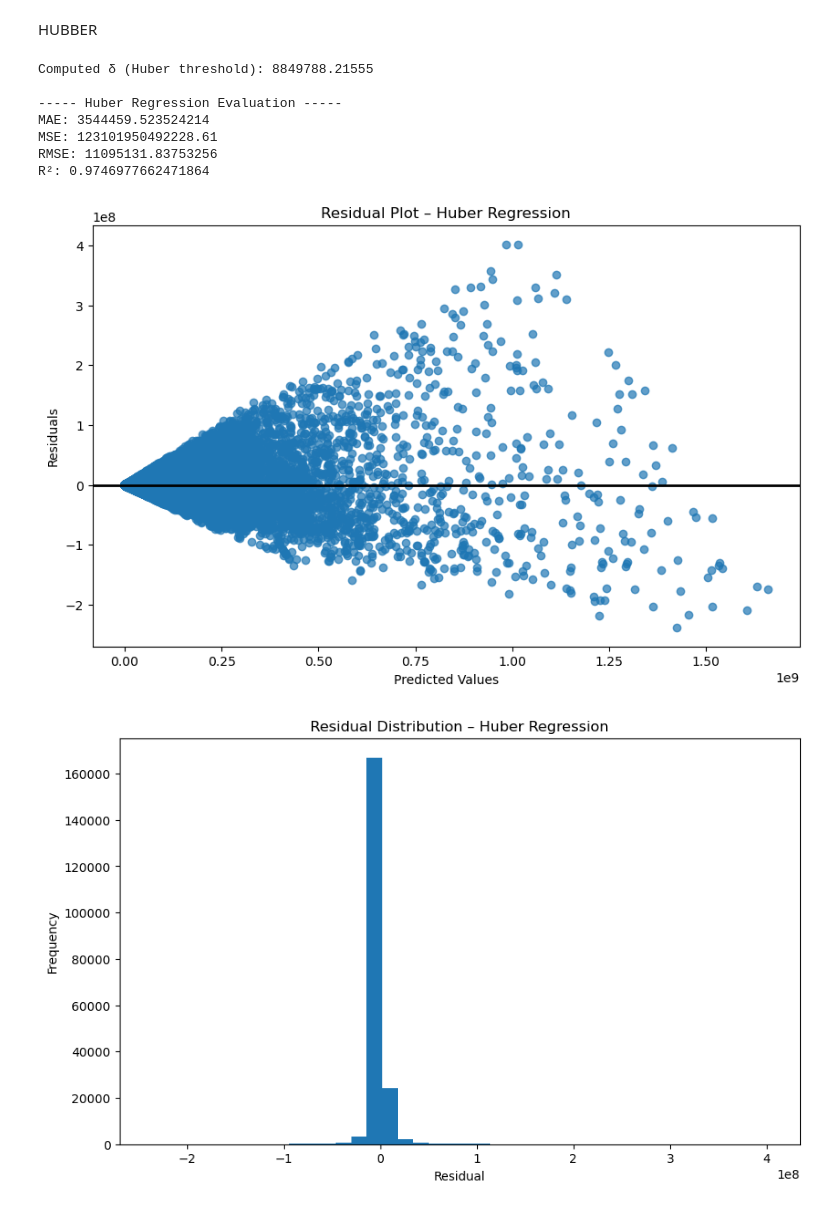
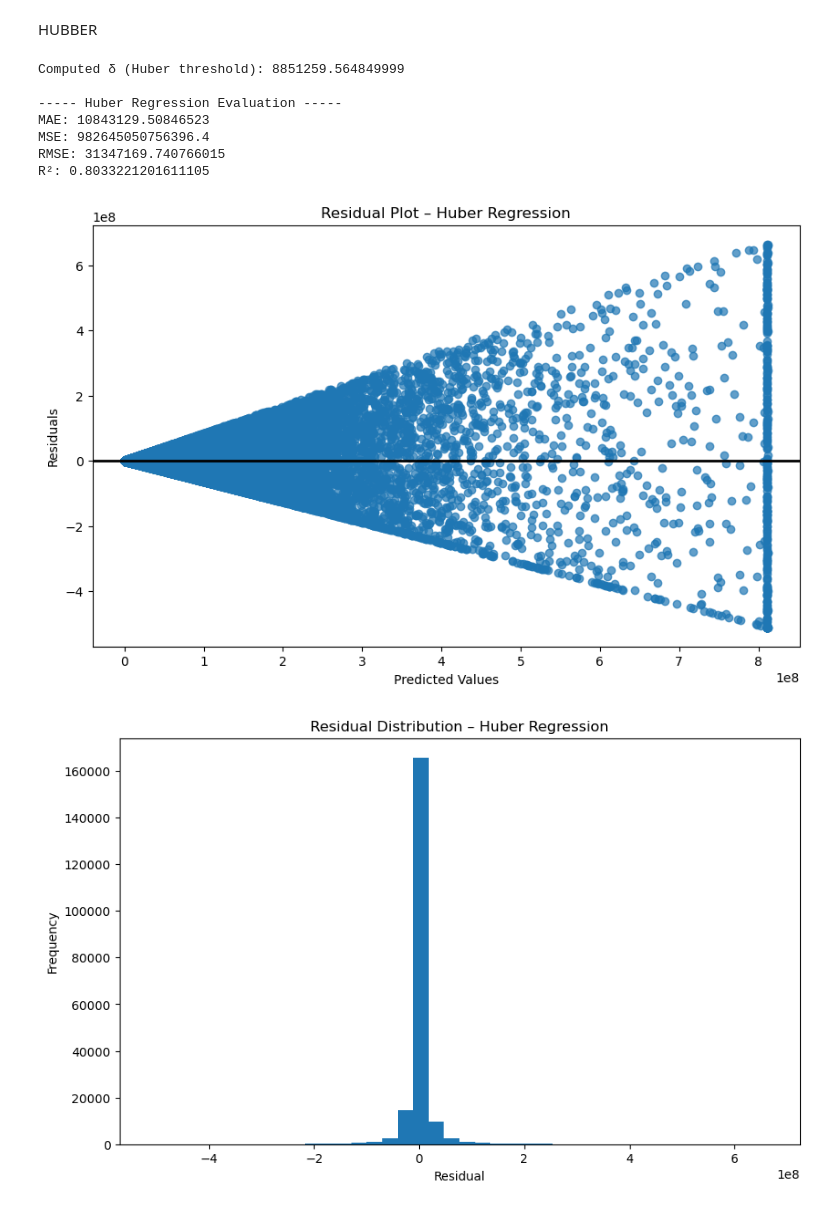
Before and after one commit to AlvarodelaHerran/ML_Movies_Proyect, a Jupyter notebook: regression.ipynb, the cells around one changed output. Drawn from its saved outputs; the diff is of its cells as text; code cells hidden in the pictures.

Commit message:
variables reutilizadas (las dejo comentadas por si he hecho algo mal)

```diff
--- a/regression.ipynb
+++ b/regression.ipynb
@@ -1161,31 +1161,28 @@ numerical_features = [
     'NumVotesIMDb', 'NumVotesRT'
 ]
 
-# Target variable (example: Global box office)
-target_variable = 'Global_BoxOfficeUSD'
 
-X = df[numerical_features]
-y = df[target_variable]
+X = df.drop(columns=['Global_BoxOfficeUSD'])  #SAME AS IMPORTS
+y = df['Global_BoxOfficeUSD'] #SAME AS IMPORTS
+
+X_train_input = X_train_numerical.copy()
+X_test_input = X_test_numerical.copy()
 
 ###############################################
 # 1. Train–Test Split (BEFORE transformations)
 ###############################################
-from sklearn.model_selection import train_test_split
-
-X_train, X_test, y_train, y_test = train_test_split(
-    X, y, test_size=0.2, random_state=123
-)
+#from sklearn.model_selection import train_test_split
 
 ###############################################
 # 2. Preprocessing (Scaling AFTER the split)
 ###############################################
-from sklearn.preprocessing import StandardScaler
+#from sklearn.preprocessing import StandardScaler
 
-scaler = StandardScaler()
+#scaler = StandardScaler()
 
 # Fit scaler ONLY on training data
-X_train_scaled = scaler.fit_transform(X_train)
-X_test_scaled = scaler.transform(X_test)
+#X_train_scaled = scaler.fit_transform(X_train)
+#X_test_scaled = scaler.transform(X_test)
 
 ###############################################
 # 3. Compute δ using MAD (Median Absolute Deviation)
@@ -1213,17 +1210,17 @@ print("Computed δ (Huber threshold):", delta_value)
 from sklearn.linear_model import HuberRegressor
 
 huber = HuberRegressor(
-    epsilon=delta_value,      # our MAD-based δ
+    epsilon=1.345,      # our MAD-based δ
     alpha=0.0001,             # small regularization (adjustable)
     max_iter=1000
 )
 
-huber.fit(X_train_scaled, y_train)
+huber.fit(X_train_input, y_train)
 
 ###############################################
 # 5. Predictions
 ###############################################
-y_pred = huber.predict(X_test_scaled)
+y_pred = huber.predict(X_test_input)
 
 ###############################################
 # 6. Model Evaluation
@@ -1248,38 +1245,38 @@ import matplotlib.pyplot as plt
 
 residuals_test = y_test - y_pred
 
 plt.figure(figsize=(10, 6))
 plt.scatter(y_pred, residuals_test, alpha=0.7)
 plt.axhline(0, color='black', linewidth=2)
 plt.title("Residual Plot – Huber Regression")
 plt.xlabel("Predicted Values")
 plt.ylabel("Residuals")
 plt.show()
 
 # Distribution of residuals
 plt.figure(figsize=(10, 6))
 plt.hist(residuals_test, bins=40)
 plt.title("Residual Distribution – Huber Regression")
 plt.xlabel("Residual")
 plt.ylabel("Frequency")
 plt.show()
 
 ###############################################
 # 8. Print Model Coefficients for Inspection
 ###############################################
 print("\nHuber Model Coefficients:")
 for feature, coef in zip(numerical_features, huber.coef_):
     print(f"{feature}: {coef}")
 
 print("\nHuber Intercept:", huber.intercept_)
 # %% [output]
-Computed δ (Huber threshold): 8849788.21555
+Computed δ (Huber threshold): 8851259.564849999
 
 ----- Huber Regression Evaluation -----
-MAE: 3544459.523524214
-MSE: 123101950492228.61
-RMSE: 11095131.83753256
-R²: 0.9746977662471864
+MAE: 10843129.50846523
+MSE: 982645050756396.4
+RMSE: 31347169.740766015
+R²: 0.8033221201611105
-[figure, old version]
+[figure, new version]
-[figure, old version]
+[figure, new version]
 Huber Model Coefficients:
```
Also changed, not shown: parts of 3 cells of this notebook.
